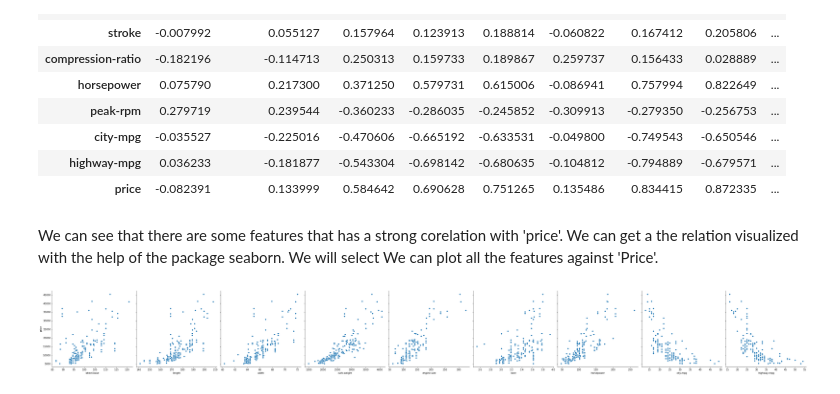
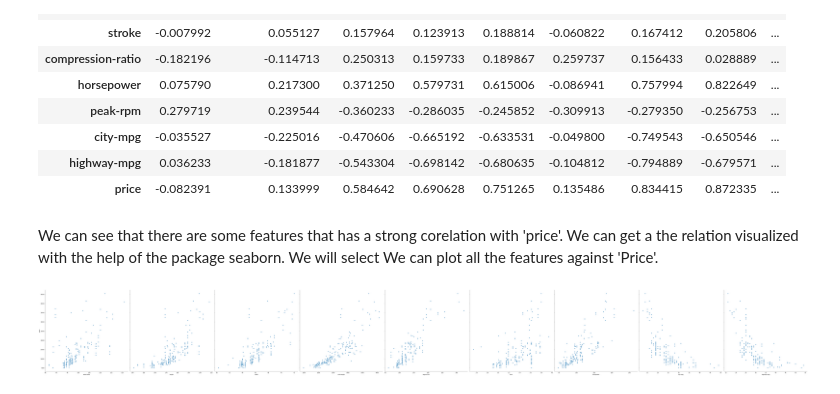
Before and after one commit to arifmujib/Final-GitHub-Projects, a Jupyter notebook: Project Cleaning and Analyzing Data.ipynb, the cells around one changed output. Saved outputs shown, nothing was run; the diff lists cells and outputs as text; code cells hidden in the pictures.

```diff
--- a/Project Cleaning and Analyzing Data.ipynb
+++ b/Project Cleaning and Analyzing Data.ipynb
@@ -249,10 +249,10 @@ We can see that there are some features that has a strong corelation with 'price
 # %%
 #f,ax=plt.subplots(figsize=(20,20))
 #ax.set(xscale="log", yscale="log")
-g=sns.pairplot(df, y_vars='price', x_vars=['wheel-base', 'length', 'width', 'curb-weight', 'engine-size', 'bore', 'horsepower', 'city-mpg', 'highway-mpg'], height=5)
+g=sns.pairplot(df, y_vars='price', x_vars=['wheel-base', 'length', 'width', 'curb-weight', 'engine-size', 'bore', 'horsepower', 'city-mpg', 'highway-mpg'], height=10)
 #g.set_xscale('log')
 #g.map(plt.scatter)
 #ax.show()
 plt.show()
 # %% [output]
-[figure, old version]
+[figure, new version]
```
Also changed, not shown: parts of 9 cells of this notebook.
